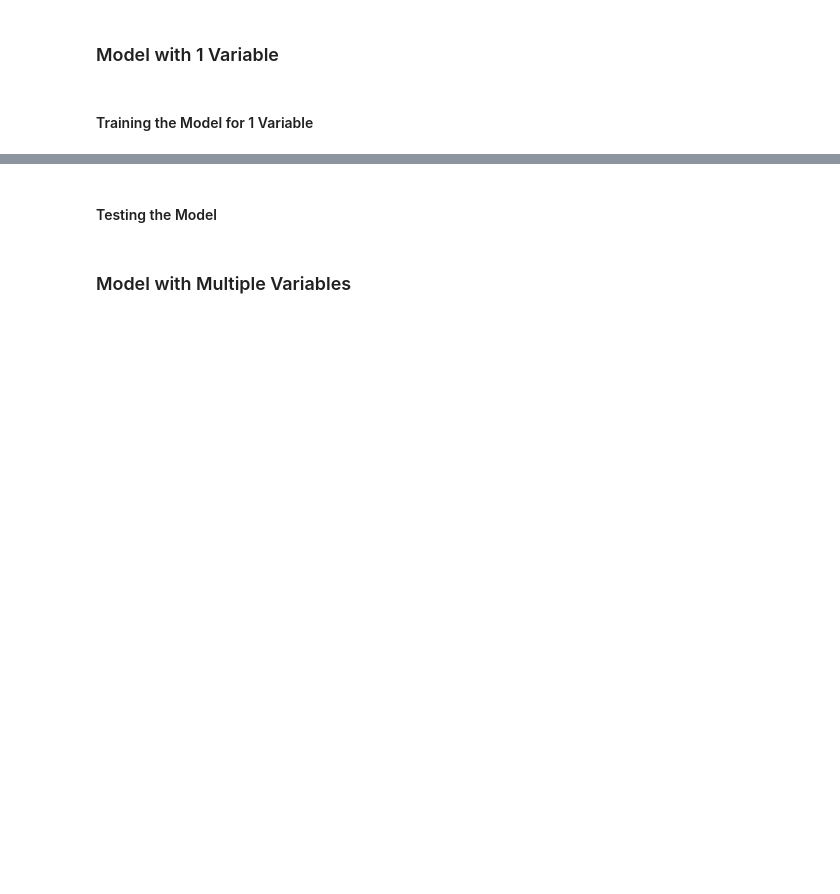
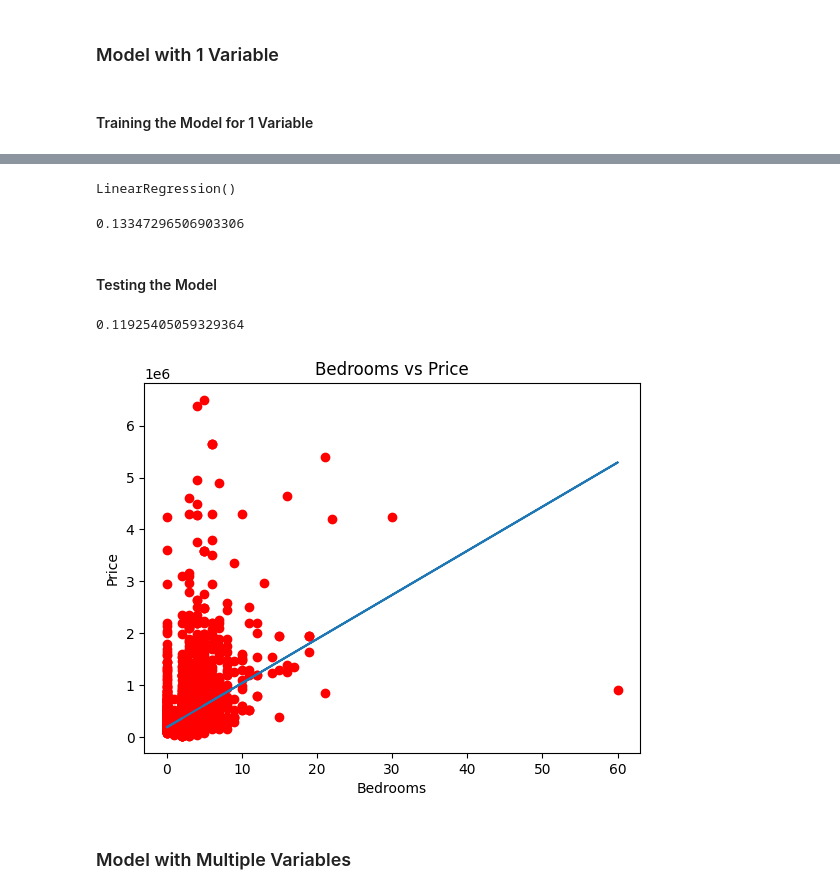
Before and after one commit to JonathanRabbi/Data_Analysis_Immo, a Jupyter notebook: Regression/Model_Building.ipynb, the cells around one changed output, grey strips where cells are left out. Drawn from its saved outputs; the diff is of its cells as text; code cells hidden in the pictures; blank space fills up the shorter version.

```diff
--- a/Regression/Model_Building.ipynb
+++ b/Regression/Model_Building.ipynb
@@ -25,14 +27,18 @@ from sklearn.model_selection import train_test_split
 
 X_train, X_test, y_train, y_test = train_test_split(X,y,test_size=0.3,random_state=0)
 # %%
-from sklearn.linear_model import LogisticRegression
+from sklearn.linear_model import LinearRegression
 
-lr= LogisticRegression()
+lr= LinearRegression()
 # %%
 model=lr.fit(X_train,y_train)
 model
+# %% [output]
+LinearRegression()
 # %%
 model.score(X_train,y_train)
+# %% [output]
+0.13347296506903306
 # %% [markdown]
 #### Testing the Model
 # %%
@@ -41,13 +47,17 @@ X_test=X_test.reshape(-1,1)
 y_pred=model.predict(X_test)
 # %%
 model.score(X_test,y_test)
+# %% [output]
+0.11925405059329364
 # %%
-'''plt.plot(X_train, model.predict(X_train))
+plt.plot(X_train, model.predict(X_train))
 plt.scatter(X_train,y_train, color = 'red')
 plt.title('Bedrooms vs Price')
 plt.xlabel('Bedrooms')
 plt.ylabel('Price')
-plt.show()'''
+plt.show()
+# %% [output]
+[figure, added]
 # %% [markdown]
 ### Model with Multiple Variables
 # %% [markdown]
```
Also changed, not shown: parts of 10 cells of this notebook.
